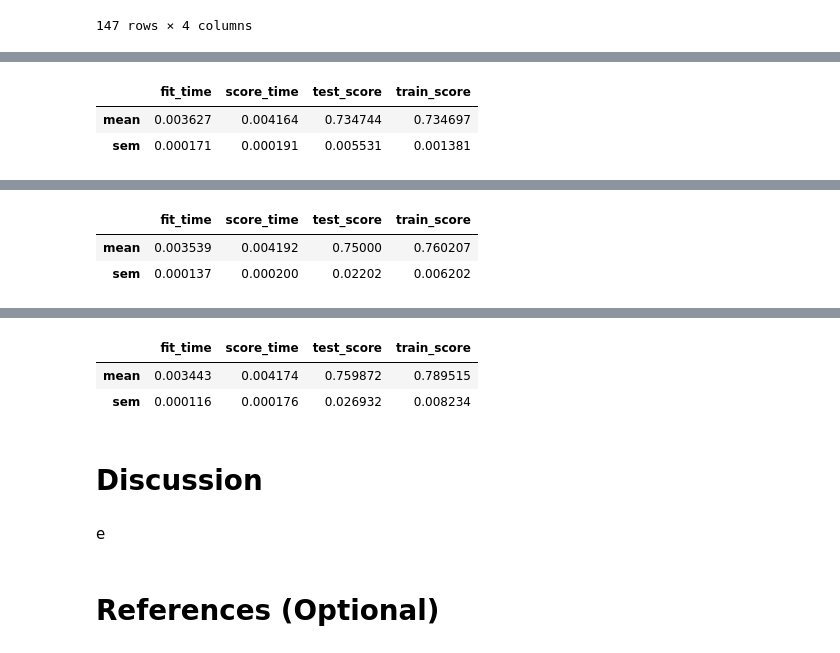
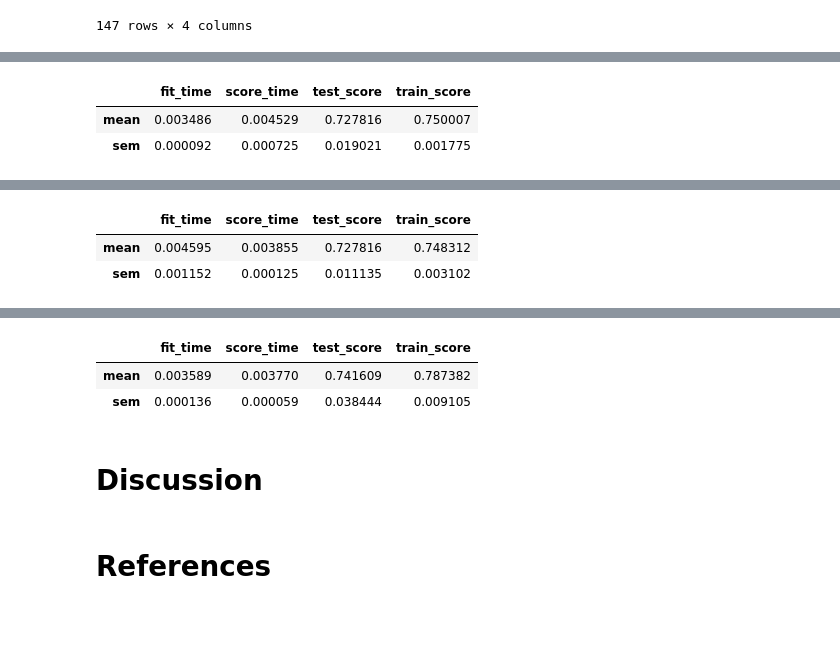
Before and after one commit to nanciewu/DSCI-100-2025-WT1-Group-8, a Jupyter notebook: Final Report.ipynb, the cells around one changed output, grey strips where cells are left out. Saved outputs shown, nothing was run; the diff lists cells and outputs as text; code cells hidden in the pictures; blank space fills up the shorter version.

```diff
--- a/Final Report.ipynb
+++ b/Final Report.ipynb
@@ -199,8 +202,8 @@ param_grid={'kneighborsclassifier__n_neighbors':range(1, 16)}
 
 #specify X and y variables for predictors vs. target for the variables within the preprocessor
 
-X_1=players[['experience', 'played_hours']]
-y=players['subscribe']
+X_train_1 = players_train[["experience", "played_hours"]]
+y = players_train["subscribe"]
 
 # create pipe
 
@@ -216,11 +219,11 @@ knn_tune_grid_1=GridSearchCV(
 
 # fit tuned grid to X and y
 
-knn_model_grid_1=knn_tune_grid_1.fit(X_1, y)
+knn_model_grid_1 = knn_tune_grid_1.fit(X_train_1, y)
 
 # find the results and store in a new dataframe
 
-accuracies_grid_1=pd.DataFrame(knn_model_grid_1.cv_results_)
+accuracies_grid_1 = pd.DataFrame(knn_model_grid_1.cv_results_)
 
 
 # create a line graph (with points) to visualize results and help determine optimal KNeighbors value
@@ -235,34 +238,34 @@ accuracy_k_grid_1
 # %%
 # from the above results, we can see the optimal KNeighbours values is k=13 or k=15. we will use k=13 in this project
 
 # still focusing on the variable set in players_preprocessor_1, create new knn specification for this dataset
 
 knn_spec_1=KNeighborsClassifier(n_neighbors=13)
 
 # create new pipeline and fit to X_1 and y variables
 
-players_fit_1_final=make_pipeline(players_preprocessor_1, knn_spec_1).fit(X_1, y)
+players_fit_1_final=make_pipeline(players_preprocessor_1, knn_spec_1).fit(X_train_1, y)
 
 # perform standard 5-fold cross-validation on training dataset and store information in new dataframe
 
 players_tune_grid_1=pd.DataFrame(
     cross_validate(
         estimator=players_fit_1_final,
         cv=5,
-        X=X_1,
+        X=X_train_1,
         y=y,
         return_train_score=True
     )
 )
 
 #calculate the accuracy of the model using these predictor variables
 
 player_metrics_1=players_tune_grid_1.agg(['mean', 'sem'])
 player_metrics_1
 # %% [output]
 |  | fit_time | score_time | test_score | train_score |
-| mean | 0.003627 | 0.004164 | 0.734744 | 0.734697 |
-| sem | 0.000171 | 0.000191 | 0.005531 | 0.001381 |
+| mean | 0.003486 | 0.004529 | 0.727816 | 0.750007 |
+| sem | 0.000092 | 0.000725 | 0.019021 | 0.001775 |
 # %%
 # repeat above steps for players_preprocessor_2 to find accuracy
 # specify X (predictors) for the variables within the preprocessor
@@ -306,9 +309,9 @@ accuracy_k_grid_2
 
 knn_spec_2=KNeighborsClassifier(n_neighbors=9)
 
-# create new pipeline and fit to X_1 and y variables
+# create new pipeline and fit to X_train_2 and y variables
 
-players_fit_2_final=make_pipeline(players_preprocessor_2, knn_spec_2).fit(X_2, y)
+players_fit_2_final=make_pipeline(players_preprocessor_2, knn_spec_2).fit(X_train_2, y)
 
 # perform standard 5-fold cross-validation on training dataset and store information in new dataframe
 
@@ -316,7 +319,7 @@ players_tune_grid_2=pd.DataFrame(
     cross_validate(
         estimator=players_fit_2_final,
         cv=5,
-        X=X_2,
+        X=X_train_2,
         y=y,
         return_train_score=True
     )
@@ -328,8 +331,8 @@ player_metrics_2=players_tune_grid_2.agg(['mean', 'sem'])
 player_metrics_2
 # %% [output]
 |  | fit_time | score_time | test_score | train_score |
-| mean | 0.003539 | 0.004192 | 0.75000 | 0.760207 |
-| sem | 0.000137 | 0.000200 | 0.02202 | 0.006202 |
+| mean | 0.004595 | 0.003855 | 0.727816 | 0.748312 |
+| sem | 0.001152 | 0.000125 | 0.011135 | 0.003102 |
 # %%
 # focus on players_preprocessor_3, find optimal KNeighbors value through cross-validation to tune KNeighbors
 # specify X and y variables for predictors vs. target for the variables within the preprocessor
@@ -373,9 +376,9 @@ accuracy_k_grid_3
 
 knn_spec_3=KNeighborsClassifier(n_neighbors=5)
 
-# create new pipeline and fit to X_1 and y variables
+# create new pipeline and fit to X_train_3 and y variables
 
-players_fit_3_final=make_pipeline(players_preprocessor_3, knn_spec_3).fit(X_3, y)
+players_fit_3_final=make_pipeline(players_preprocessor_3, knn_spec_3).fit(X_train_3, y)
 
 # perform standard 5-fold cross-validation on training dataset and store information in new dataframe
 
@@ -383,7 +386,7 @@ players_tune_grid_3=pd.DataFrame(
     cross_validate(
         estimator=players_fit_3_final,
         cv=5,
-        X=X_3,
+        X=X_train_3,
         y=y,
         return_train_score=True
     )
@@ -395,5 +398,5 @@ player_metrics_3=players_tune_grid_3.agg(['mean', 'sem'])
 player_metrics_3
 # %% [output]
 |  | fit_time | score_time | test_score | train_score |
-| mean | 0.003443 | 0.004174 | 0.759872 | 0.789515 |
-| sem | 0.000116 | 0.000176 | 0.026932 | 0.008234 |
+| mean | 0.003589 | 0.003770 | 0.741609 | 0.787382 |
+| sem | 0.000136 | 0.000059 | 0.038444 | 0.009105 |
@@ -410,6 +403,4 @@ player_metrics_3
-# %% [markdown]
-# Discussion
 # %% [markdown]
-e
+# Discussion
 # %% [markdown]
-# References (Optional)
+# References
```
Also changed, not shown: parts of 6 cells of this notebook.
